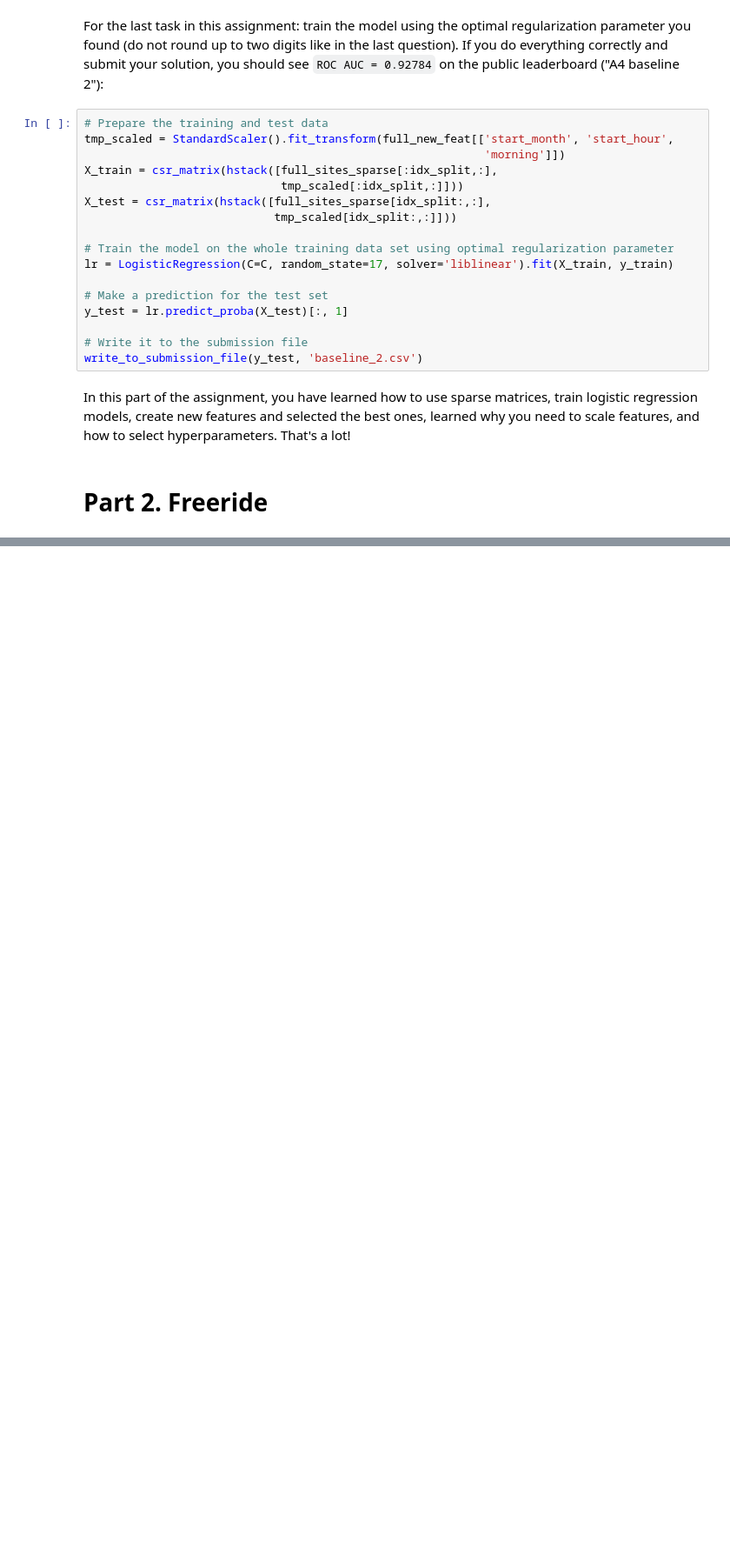
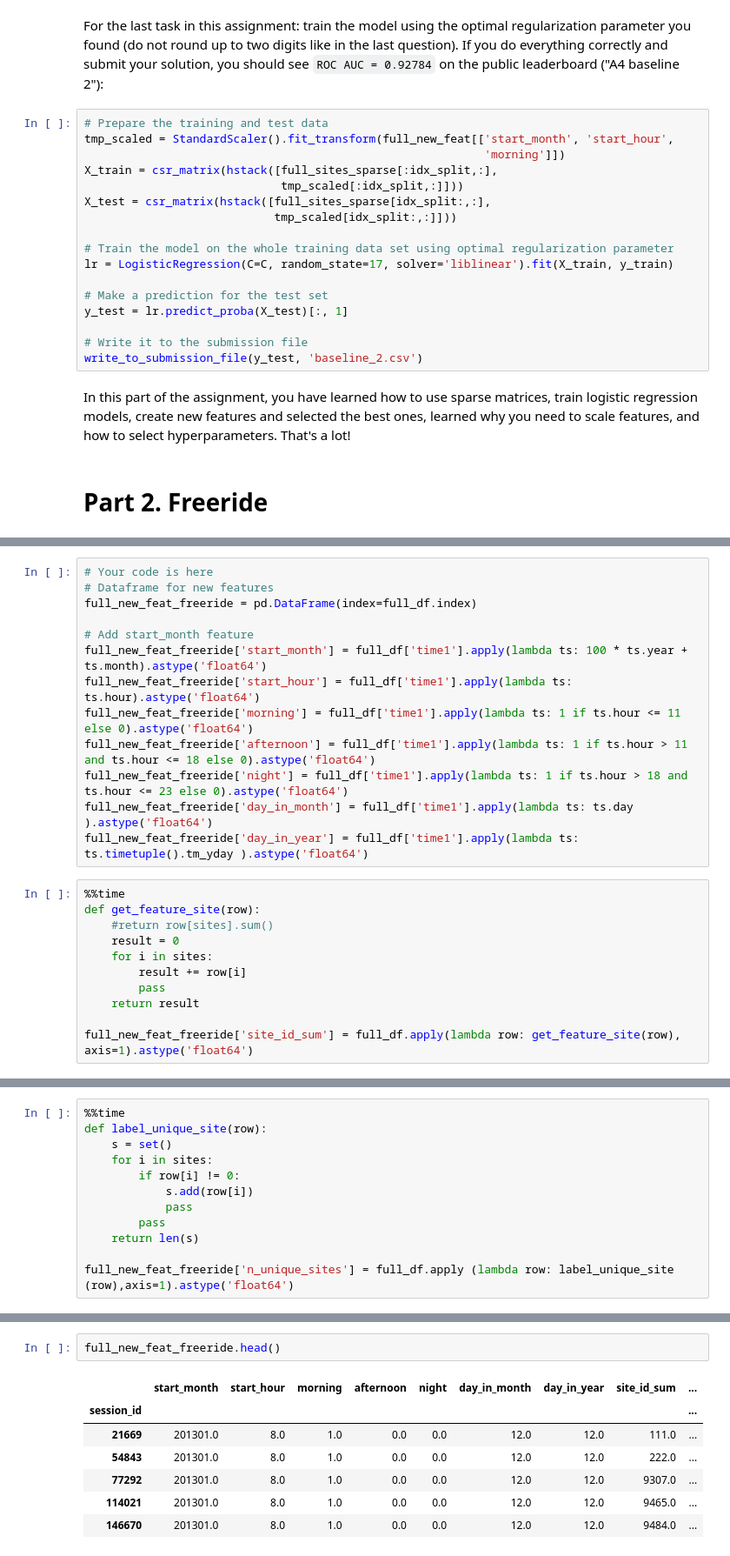
Before and after one commit to yy-nm/mard_learning_mlcourse.ai, a Jupyter notebook: assignment_4/assignment4_websites_logistic_regression.ipynb, the cells around one changed output, grey strips where cells are left out. Shown at 87% size. Saved outputs shown, nothing was run; the diff lists cells and outputs as text; blank space fills up the shorter version.

```diff
--- a/assignment_4/assignment4_websites_logistic_regression.ipynb
+++ b/assignment_4/assignment4_websites_logistic_regression.ipynb
@@ -978,0 +984,24 @@ When you get into Kaggle and Xgboost, you'll feel like that, and it's OK :)
+# %%
+# Your code is here
+# Dataframe for new features
+full_new_feat_freeride = pd.DataFrame(index=full_df.index)
+
+# Add start_month feature
+full_new_feat_freeride['start_month'] = full_df['time1'].apply(lambda ts: 100 * ts.year + ts.month).astype('float64')
+full_new_feat_freeride['start_hour'] = full_df['time1'].apply(lambda ts: ts.hour).astype('float64')
+full_new_feat_freeride['morning'] = full_df['time1'].apply(lambda ts: 1 if ts.hour <= 11 else 0).astype('float64')
+full_new_feat_freeride['afternoon'] = full_df['time1'].apply(lambda ts: 1 if ts.hour > 11 and ts.hour <= 18 else 0).astype('float64')
+full_new_feat_freeride['night'] = full_df['time1'].apply(lambda ts: 1 if ts.hour > 18 and ts.hour <= 23 else 0).astype('float64')
+full_new_feat_freeride['day_in_month'] = full_df['time1'].apply(lambda ts: ts.day ).astype('float64')
+full_new_feat_freeride['day_in_year'] = full_df['time1'].apply(lambda ts: ts.timetuple().tm_yday ).astype('float64')
+# %%
+%%time
+def get_feature_site(row):
+    #return row[sites].sum()
+    result = 0
+    for i in sites:
+        result += row[i]
+        pass
+    return result
+
+full_new_feat_freeride['site_id_sum'] = full_df.apply(lambda row: get_feature_site(row), axis=1).astype('float64')
@@ -978,0 +1010,12 @@ When you get into Kaggle and Xgboost, you'll feel like that, and it's OK :)
+# %%
+%%time
+def label_unique_site(row):
+    s = set()
+    for i in sites:
+        if row[i] != 0:
+            s.add(row[i])
+            pass
+        pass
+    return len(s)
+
+full_new_feat_freeride['n_unique_sites'] = full_df.apply (lambda row: label_unique_site (row),axis=1).astype('float64')
@@ -978,0 +1024,10 @@ When you get into Kaggle and Xgboost, you'll feel like that, and it's OK :)
+# %%
+full_new_feat_freeride.head()
+# %% [output]
+|  | start_month | start_hour | morning | afternoon | night | day_in_month | day_in_year | site_id_sum | ... |
+| session_id |  |  |  |  |  |  |  |  | ... |
+| 21669 | 201301.0 | 8.0 | 1.0 | 0.0 | 0.0 | 12.0 | 12.0 | 111.0 | ... |
+| 54843 | 201301.0 | 8.0 | 1.0 | 0.0 | 0.0 | 12.0 | 12.0 | 222.0 | ... |
+| 77292 | 201301.0 | 8.0 | 1.0 | 0.0 | 0.0 | 12.0 | 12.0 | 9307.0 | ... |
+| 114021 | 201301.0 | 8.0 | 1.0 | 0.0 | 0.0 | 12.0 | 12.0 | 9465.0 | ... |
+| 146670 | 201301.0 | 8.0 | 1.0 | 0.0 | 0.0 | 12.0 | 12.0 | 9484.0 | ... |
```
Also changed, not shown: parts of 16 cells of this notebook, 8 other files.
